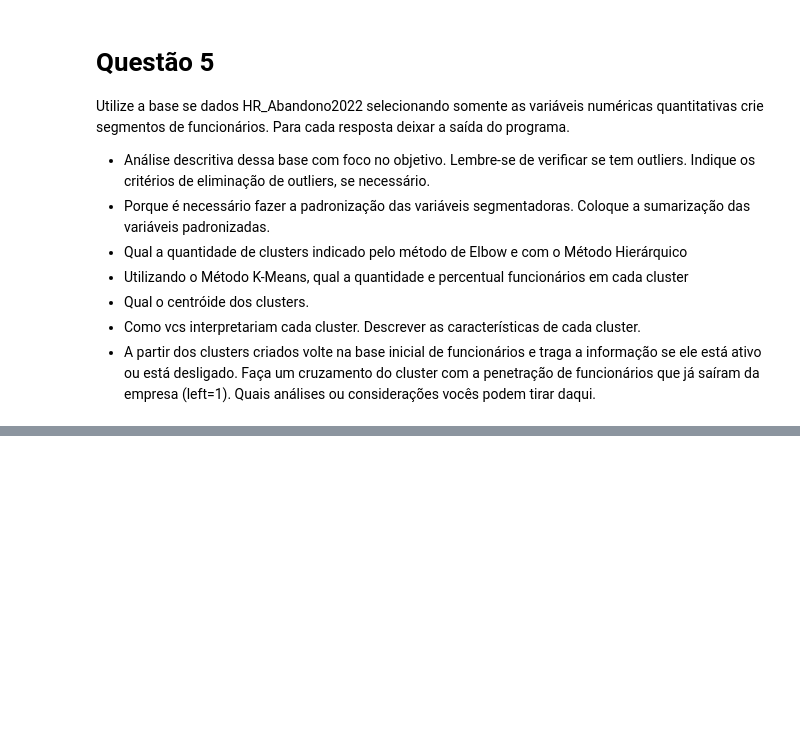
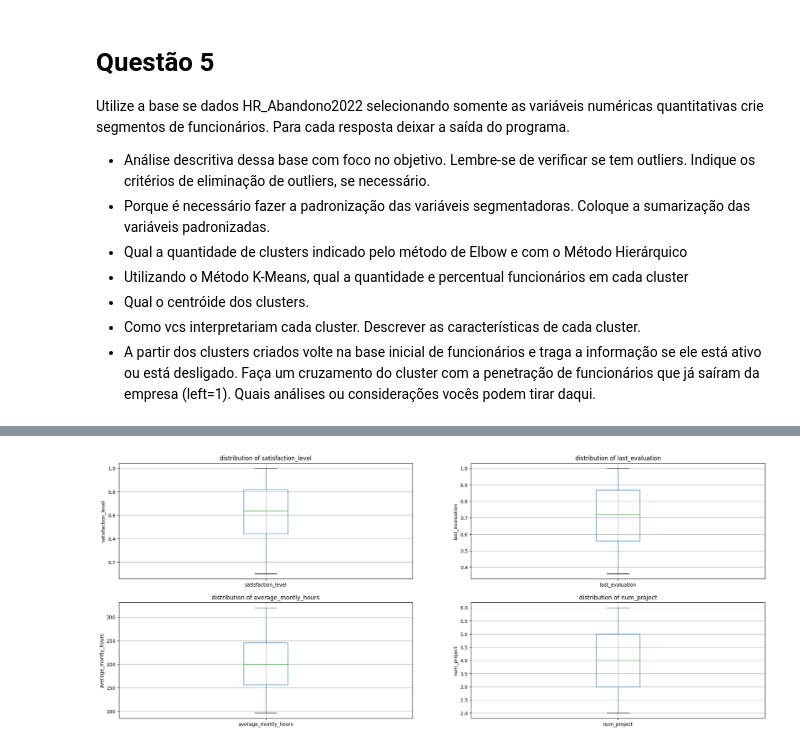
Before and after one commit to LucasGalanti/FIAP_DataMining_PrescriptiveAnalysis, a Jupyter notebook: HR_Abandono_output.ipynb, the cells around one changed output, grey strips where cells are left out. Drawn from its saved outputs; the diff is of its cells as text; code cells hidden in the pictures; blank space fills up the shorter version.

```diff
--- a/HR_Abandono_output.ipynb
+++ b/HR_Abandono_output.ipynb
@@ -1027,0 +1108,14 @@ Utilize a base se dados HR_Abandono2022 selecionando somente as variáveis numé
+# %%
+# como visto na questão 1, temos um outlier no "average_montly_hours"
+# iremos trunca-lo novamente em 320 e rodar novamente nossa distribuição
+df.loc[df_num['average_montly_hours']>=320, 'average_montly_hours'] = 320
+
+plt.figure(figsize=(24,20))
+
+for i, column_name in enumerate(df.columns):                    #para cada coluna na nossa df
+    plt.subplot(4, 2, i+1)                                      #criamos um subplot
+    fig = df.boxplot(column=column_name)                        #de boxplot com os valores dessa coluna
+    fig.set_title('distribution of {}'.format(column_name))     #tendo a coluna como título
+    fig.set_ylabel(column_name)                                 #e o eixo y como nome da coluna
+# %% [output]
+[figure, added]
```
Also changed, not shown: parts of 13 cells of this notebook, 3 other files.
